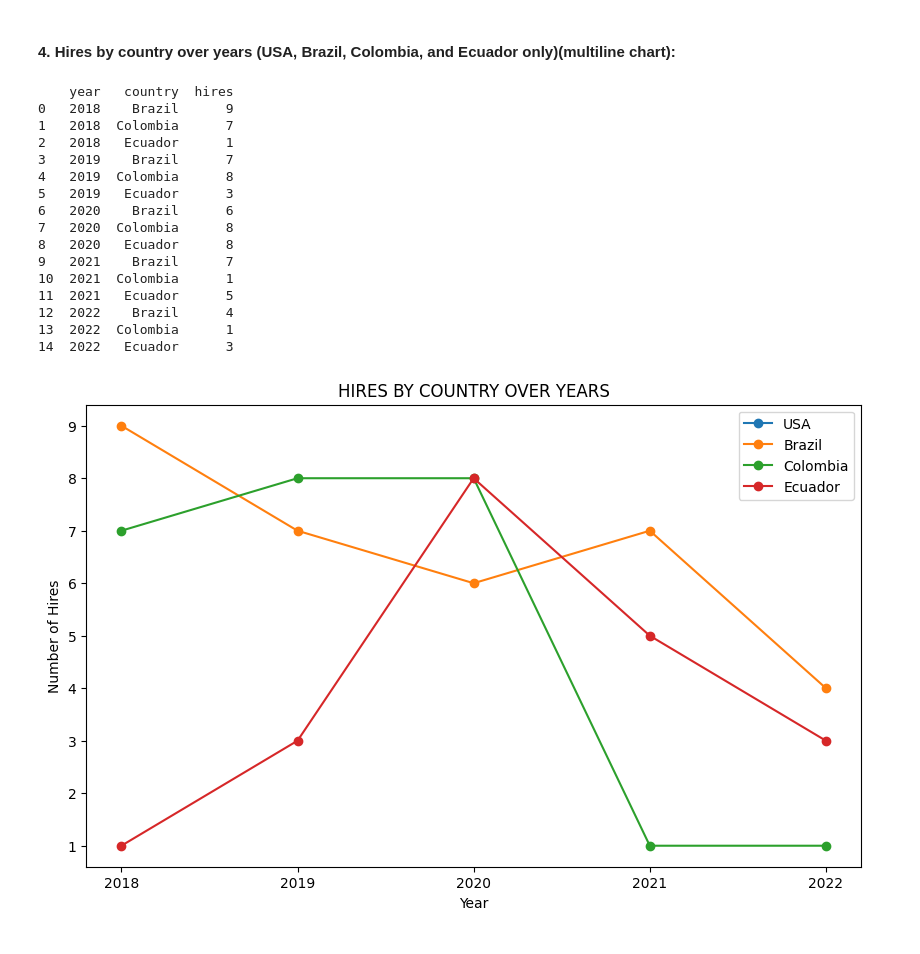
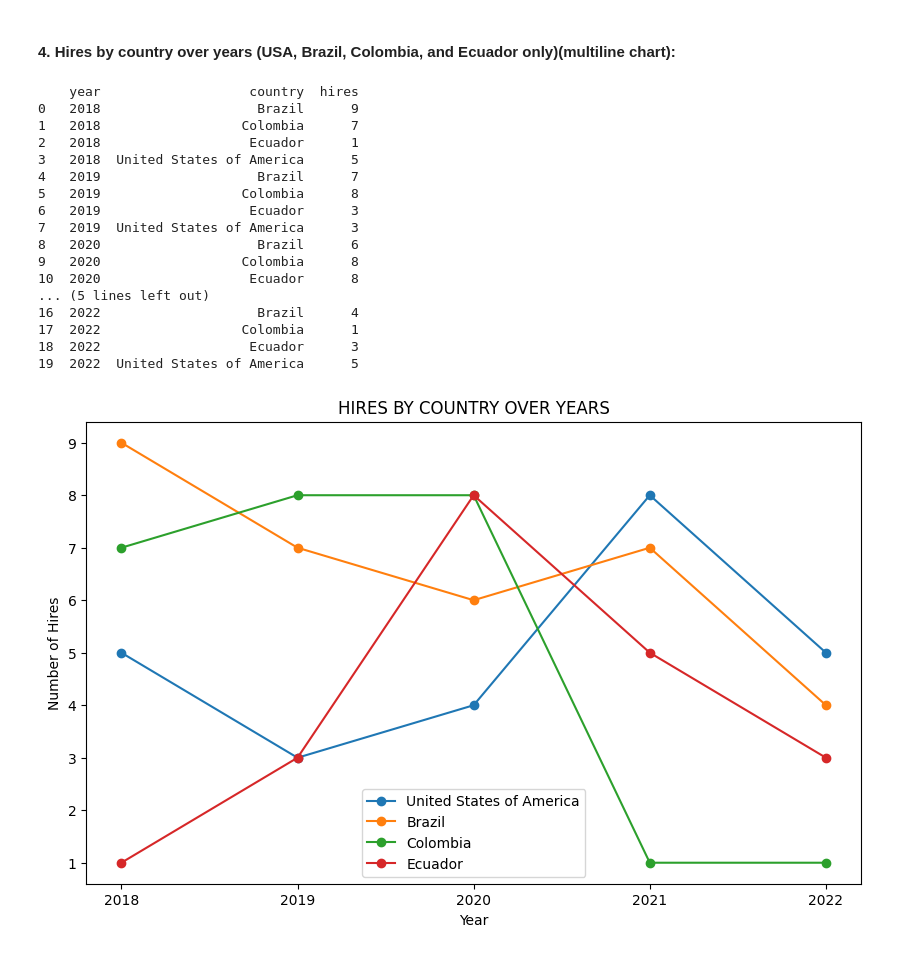
Before and after one commit to Camiau20/data_workshop, a Jupyter notebook: workshop.ipynb, the cells around one changed output. Cells and saved outputs as stored; diff of their text form; code cells hidden in the pictures.

Commit message:
Correcting last visualization

```diff
--- a/workshop.ipynb
+++ b/workshop.ipynb
@@ -246,54 +246,55 @@ Session = sessionmaker(bind=engine)
 session = Session()
 
 # Define the list of countries
-countries = ['USA', 'Brazil', 'Colombia', 'Ecuador']
+countries = ['United States of America', 'Brazil', 'Colombia', 'Ecuador']
 
 # Execute the query using SQLAlchemy
 query4 = session.query(extract('year', Candidate.application_date).label('year'),
         Candidate.country,
         func.count(Candidate.id).label('hires')).\
         filter(Candidate.hired == 'y').\
         filter(Candidate.country.in_(countries)).\
         group_by('year', 'country').\
         order_by('year').\
         all()
 
 session.close()
 
 
 df = pd.DataFrame(query4)
 
 print(df)
 
 #Visualization:
 
 plt.figure(figsize=(10, 6))
 for country in countries:
     country_data = df[df['country'] == country]
     plt.plot(country_data['year'], country_data['hires'], marker='o', label=country)
 
 plt.xlabel('Year')
 plt.ylabel('Number of Hires')
 plt.title('HIRES BY COUNTRY OVER YEARS')
 plt.legend()
 plt.xticks(df['year'].unique())
 
 plt.show()
 # %% [output]
-    year   country  hires
-0   2018    Brazil      9
-1   2018  Colombia      7
-2   2018   Ecuador      1
-3   2019    Brazil      7
-4   2019  Colombia      8
-5   2019   Ecuador      3
-6   2020    Brazil      6
-7   2020  Colombia      8
-8   2020   Ecuador      8
-9   2021    Brazil      7
-10  2021  Colombia      1
-11  2021   Ecuador      5
-12  2022    Brazil      4
-13  2022  Colombia      1
-14  2022   Ecuador      3
+    year                   country  hires
+0   2018                    Brazil      9
+1   2018                  Colombia      7
+2   2018                   Ecuador      1
+3   2018  United States of America      5
+4   2019                    Brazil      7
+5   2019                  Colombia      8
+6   2019                   Ecuador      3
+7   2019  United States of America      3
+8   2020                    Brazil      6
+9   2020                  Colombia      8
+10  2020                   Ecuador      8
+... (5 lines left out)
+16  2022                    Brazil      4
+17  2022                  Colombia      1
+18  2022                   Ecuador      3
+19  2022  United States of America      5
-[figure, old version]
+[figure, new version]
```
Also changed, not shown: parts of 1 cell of this notebook.
